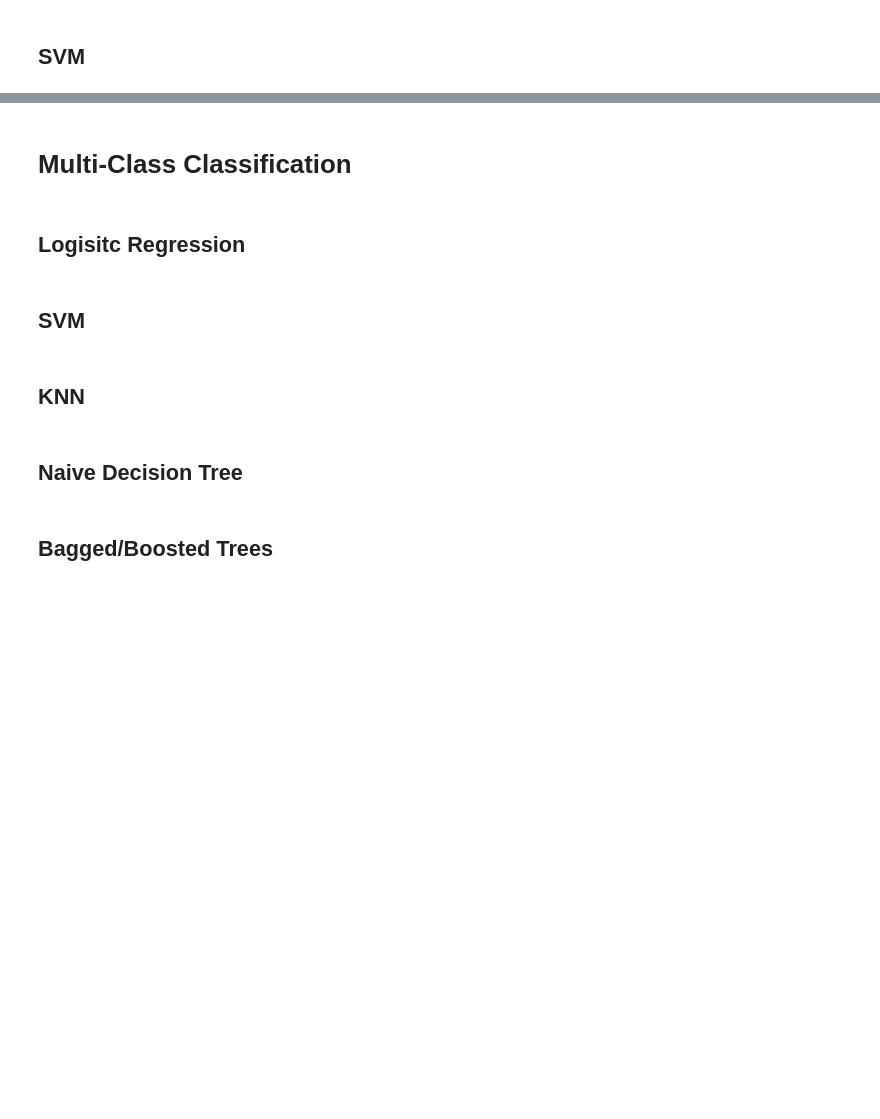
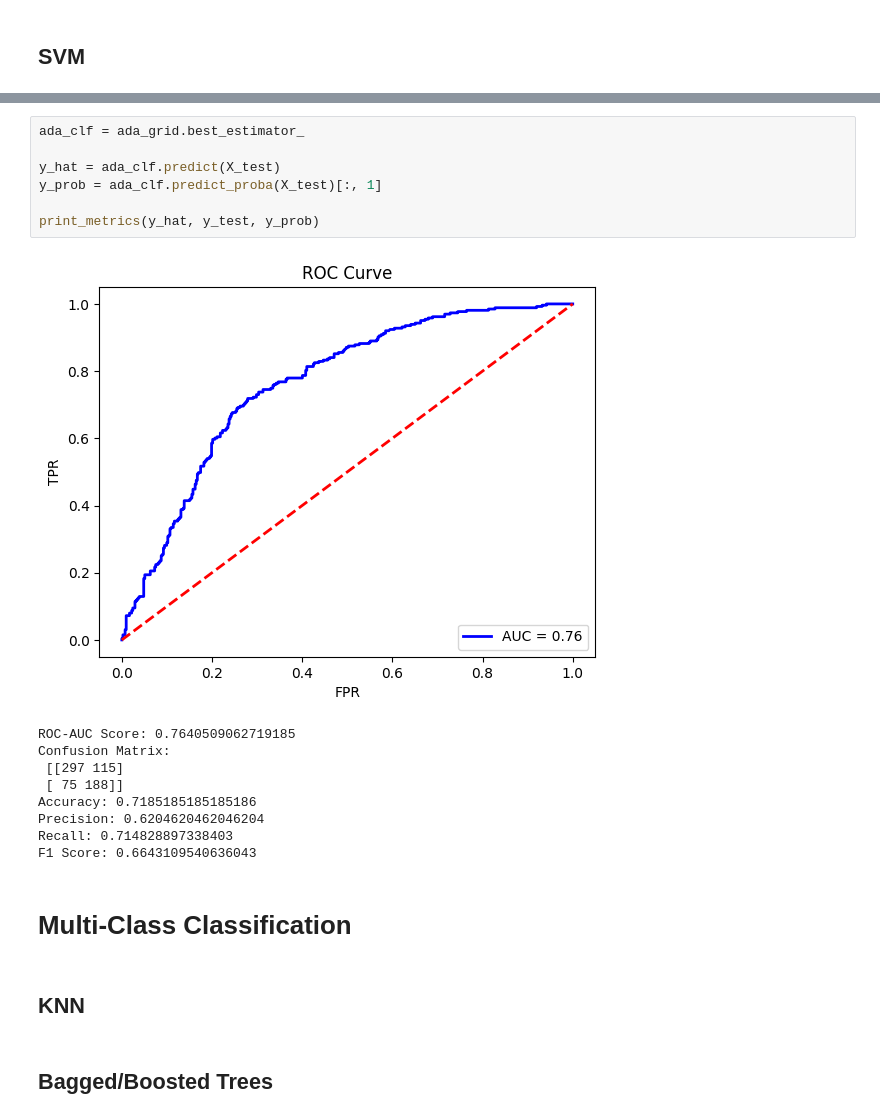
Before and after one commit to Threadphobic/PositionalPrediction, a Jupyter notebook: PositionalPrediction.ipynb, the cells around one changed output, grey strips where cells are left out. Saved outputs shown, nothing was run; the diff lists cells and outputs as text; blank space fills up the shorter version.

```diff
--- a/PositionalPrediction.ipynb
+++ b/PositionalPrediction.ipynb
@@ -295,13 +368,24 @@ F1 Score: 0.5370051635111875
+# %%
+ada_clf = ada_grid.best_estimator_
+
+y_hat = ada_clf.predict(X_test)
+y_prob = ada_clf.predict_proba(X_test)[:, 1]
+
+print_metrics(y_hat, y_test, y_prob)
+# %% [output]
+[figure, added]
+ROC-AUC Score: 0.7640509062719185
+Confusion Matrix:
+ [[297 115]
+ [ 75 188]]
+Accuracy: 0.7185185185185186
+Precision: 0.6204620462046204
+Recall: 0.714828897338403
+F1 Score: 0.6643109540636043
 # %% [markdown]
 # Multi-Class Classification
-# %% [markdown]
-## Logisitc Regression
-# %% [markdown]
-## SVM
 # %% [markdown]
 ## KNN
-# %% [markdown]
-## Naive Decision Tree
 # %% [markdown]
 ## Bagged/Boosted Trees
 # %% [markdown]
```
Also changed, not shown: parts of 9 cells of this notebook.
